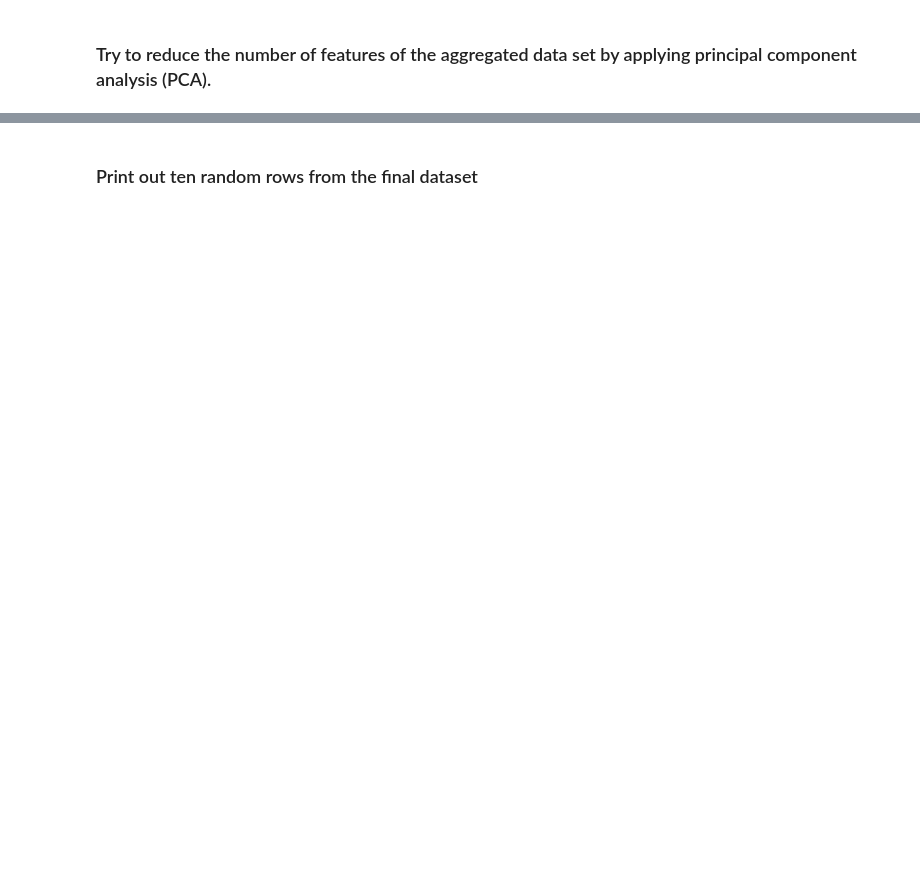
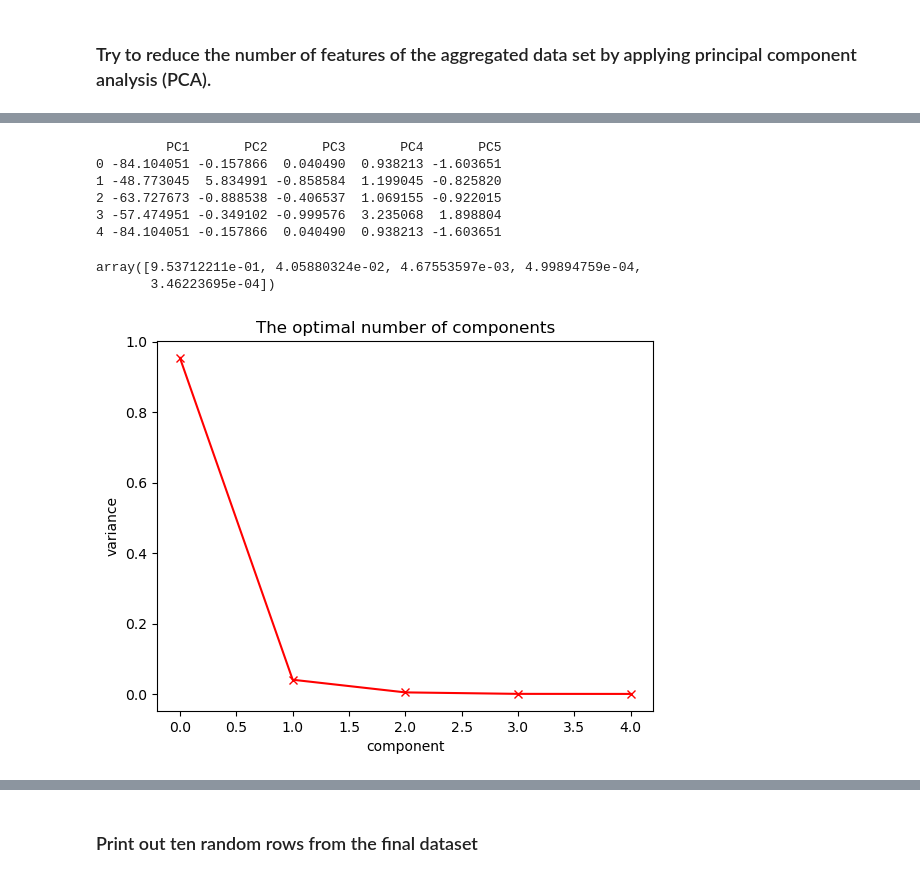
Before and after one commit to cph-oo221/Dat4-BI-MP2, a Jupyter notebook: wine.ipynb, the cells around one changed output, grey strips where cells are left out. Saved outputs shown, nothing was run; the diff lists cells and outputs as text; code cells hidden in the pictures; blank space fills up the shorter version.

```diff
--- a/wine.ipynb
+++ b/wine.ipynb
@@ -717,0 +681,6 @@ What is the optimal number of components?
+# %%
+n_components = 5
+
+pca = PCA(n_components)
+pca_data = pca.fit_transform(combined_df)
+pca_data
@@ -717,0 +701,27 @@ What is the optimal number of components?
+# %%
+# Convert PCA result to DataFrame
+pca_df = pd.DataFrame(data=pca_data, columns=[f'PC{i}' for i in range(1, n_components + 1)])
+
+# Display the reduced dimensionality DataFrame
+print(pca_df.head())
+# %% [output]
+         PC1       PC2       PC3       PC4       PC5
+0 -84.104051 -0.157866  0.040490  0.938213 -1.603651
+1 -48.773045  5.834991 -0.858584  1.199045 -0.825820
+2 -63.727673 -0.888538 -0.406537  1.069155 -0.922015
+3 -57.474951 -0.349102 -0.999576  3.235068  1.898804
+4 -84.104051 -0.157866  0.040490  0.938213 -1.603651
+# %%
+explained_variance = pca.explained_variance_ratio_
+explained_variance
+# %% [output]
+array([9.53712211e-01, 4.05880324e-02, 4.67553597e-03, 4.99894759e-04,
+       3.46223695e-04])
+# %%
+plt.plot(explained_variance, 'bx-', c='red')
+plt.xlabel('component')
+plt.ylabel('variance')
+plt.title('The optimal number of components')
+plt.show()
+# %% [output]
+[figure, added]
```
Also changed, not shown: parts of 12 cells of this notebook.
